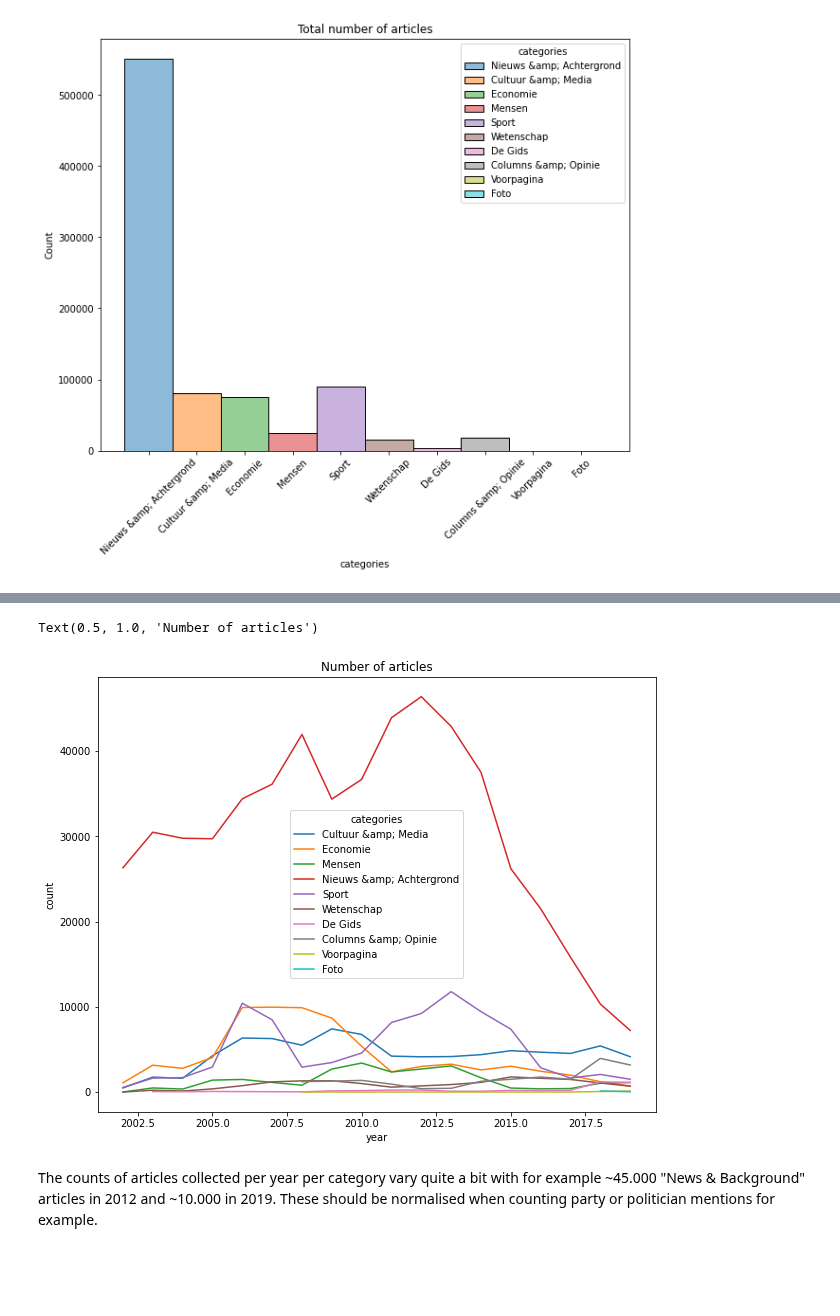
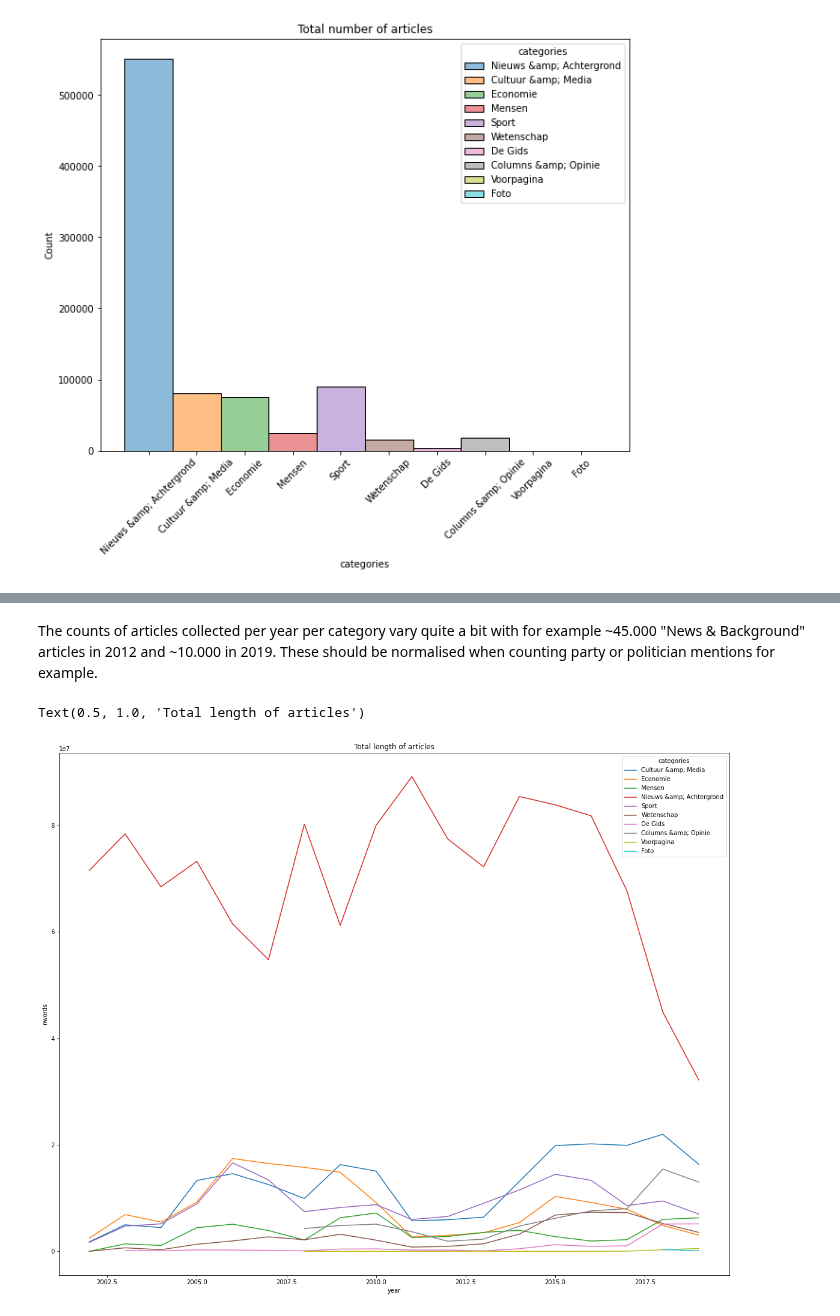
Before and after one commit to Chris-Congleton/MSc-Thesis, a Jupyter notebook: Volkskrant.ipynb, the cells around one changed output, grey strips where cells are left out. Cells and saved outputs as stored; diff of their text form; code cells hidden in the pictures; blank space fills up the shorter version.

```diff
--- a/Volkskrant.ipynb
+++ b/Volkskrant.ipynb
@@ -74,9 +71,15 @@ Index(['year', 'categories', 'count'], dtype='object')
-# %%
-f, axs = plt.subplots(1,figsize=(10, 8))
-sns.lineplot(data=time_df, x='year',y='count',hue='categories')
-axs.set_title("Number of articles")
-# %% [output]
-Text(0.5, 1.0, 'Number of articles')
-[figure, removed]
 # %% [markdown]
 The counts of articles collected per year per category vary quite a bit with for example ~45.000 "News & Background" articles in 2012 and ~10.000 in 2019. These should be normalised when counting party or politician mentions for example.
+# %%
+df_nwords = df.copy(deep=True)
+df_nwords["year"] = df_nwords.timestamp.dt.year
+df_nwords["nwords"] = df_nwords.cleantext.str.len()
+df_nwords = pd.DataFrame(df_nwords.groupby(["year","categories"])["nwords"].agg("sum")).reset_index()
+
+f, axs = plt.subplots(1,figsize=(20, 16))
+sns.lineplot(data=df_nwords, x='year',y='nwords',hue='categories',ci=None, palette=["C0", "C1", "C2", "C3", "C4",
+                                                                                 "C5", "C6", "C7", "C8", "C9"])
+axs.set_title("Total length of articles")
+# %% [output]
+Text(0.5, 1.0, 'Total length of articles')
+[figure, added]
```
Also changed, not shown: parts of 9 cells of this notebook.
